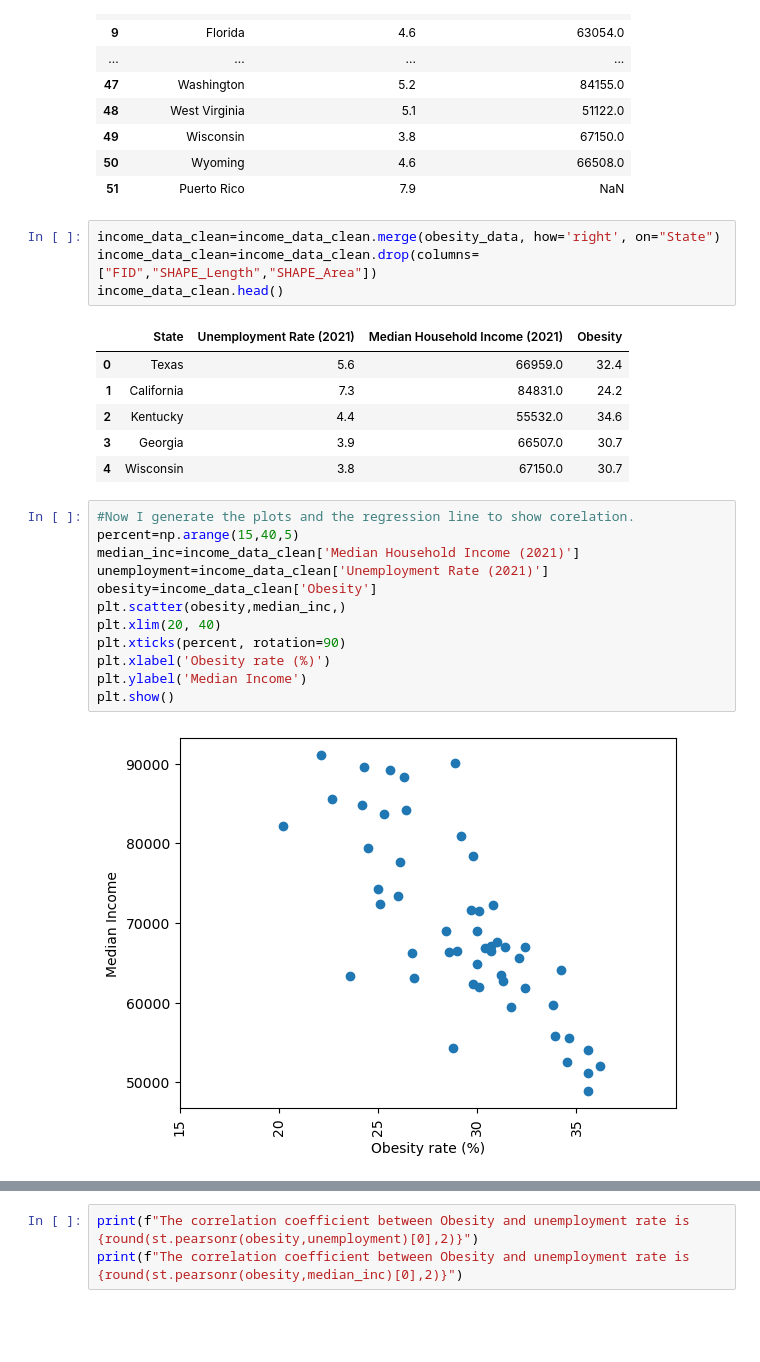
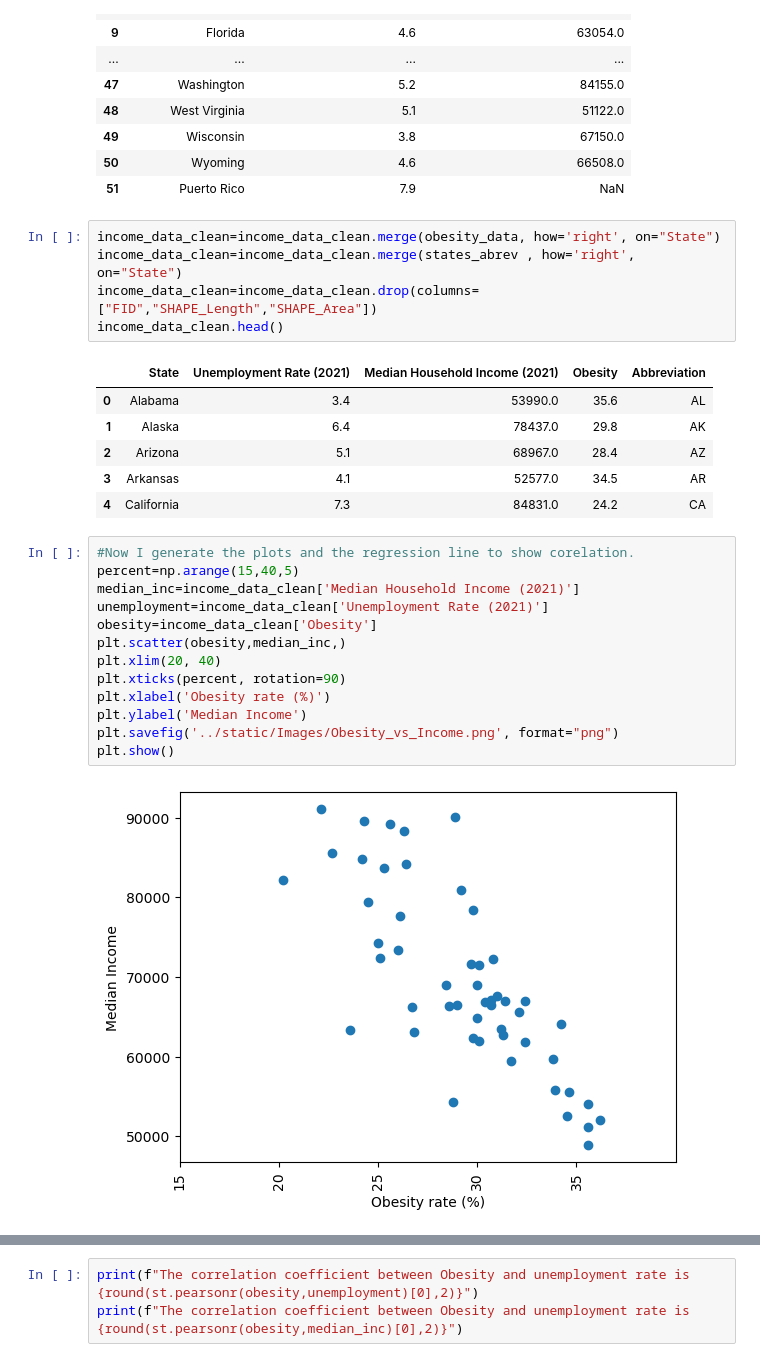
Before and after one commit to BryanMil/Project-3-Obesity, a Jupyter notebook: Data_Exploration__Database_Creation/Income_perstate_and_obesity.ipynb, the cells around one changed output, grey strips where cells are left out. Cells and saved outputs as stored; diff of their text form; blank space fills up the shorter version.

```diff
--- a/Data_Exploration__Database_Creation/Income_perstate_and_obesity.ipynb
+++ b/Data_Exploration__Database_Creation/Income_perstate_and_obesity.ipynb
@@ -54,15 +54,16 @@ income_data_clean.head(55)
 | 51 | Puerto Rico | 7.9 | NaN |
 # %%
 income_data_clean=income_data_clean.merge(obesity_data, how='right', on="State")
+income_data_clean=income_data_clean.merge(states_abrev , how='right', on="State")
 income_data_clean=income_data_clean.drop(columns=["FID","SHAPE_Length","SHAPE_Area"])
 income_data_clean.head()
 # %% [output]
-|  | State | Unemployment Rate (2021) | Median Household Income (2021) | Obesity |
-| 0 | Texas | 5.6 | 66959.0 | 32.4 |
-| 1 | California | 7.3 | 84831.0 | 24.2 |
-| 2 | Kentucky | 4.4 | 55532.0 | 34.6 |
-| 3 | Georgia | 3.9 | 66507.0 | 30.7 |
-| 4 | Wisconsin | 3.8 | 67150.0 | 30.7 |
+|  | State | Unemployment Rate (2021) | Median Household Income (2021) | Obesity | Abbreviation |
+| 0 | Alabama | 3.4 | 53990.0 | 35.6 | AL |
+| 1 | Alaska | 6.4 | 78437.0 | 29.8 | AK |
+| 2 | Arizona | 5.1 | 68967.0 | 28.4 | AZ |
+| 3 | Arkansas | 4.1 | 52577.0 | 34.5 | AR |
+| 4 | California | 7.3 | 84831.0 | 24.2 | CA |
 # %%
 #Now I generate the plots and the regression line to show corelation.
 percent=np.arange(15,40,5)
@@ -74,6 +75,7 @@ plt.xlim(20, 40)
 plt.xticks(percent, rotation=90)
 plt.xlabel('Obesity rate (%)')
 plt.ylabel('Median Income')
+plt.savefig('../static/Images/Obesity_vs_Income.png', format="png")
 plt.show()
 # %% [output]
 [figure]
```
Also changed, not shown: parts of 2 cells of this notebook, 2 other files.
